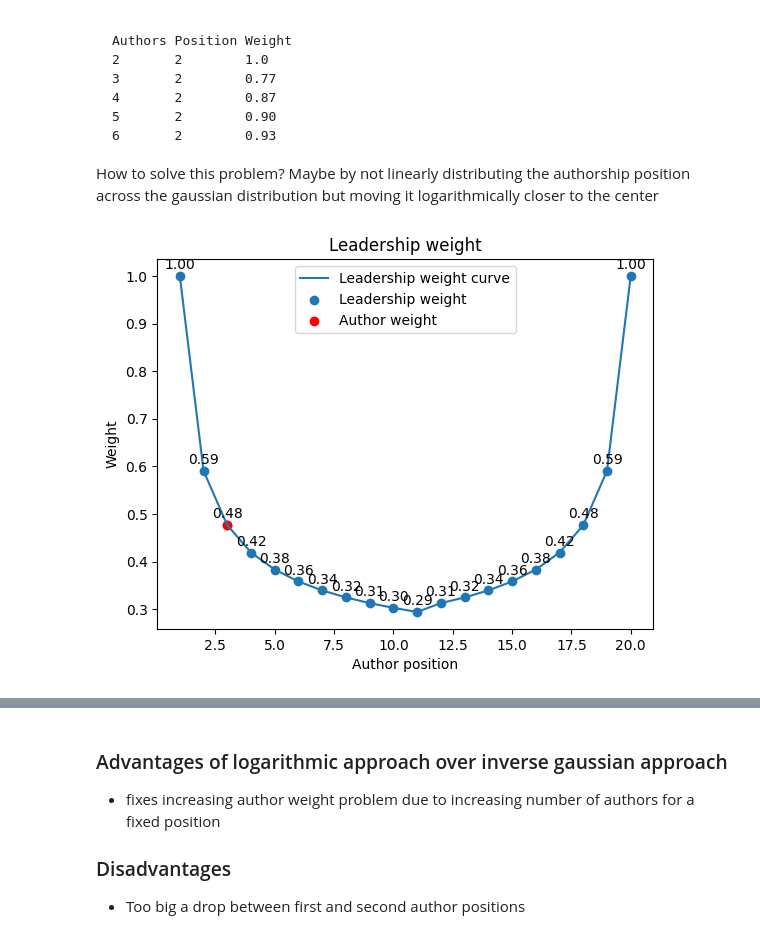
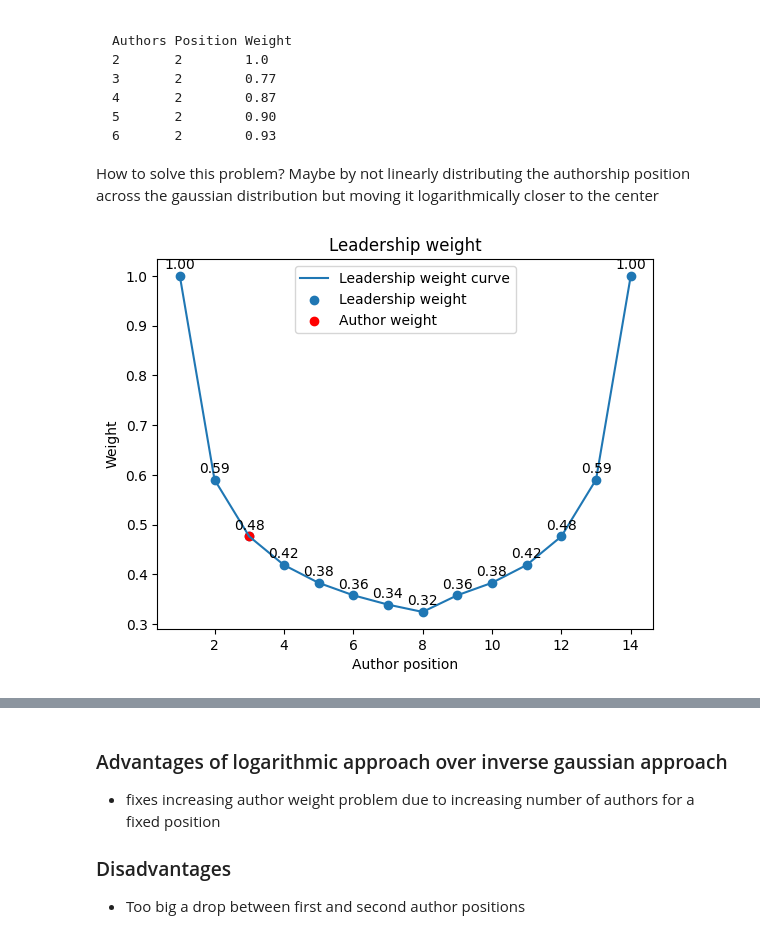
Before and after one commit to nepython/metrics, a Jupyter notebook: scopus.ipynb, the cells around one changed output, grey strips where cells are left out. Drawn from its saved outputs; the diff is of its cells as text; code cells hidden in the pictures.

```diff
--- a/scopus.ipynb
+++ b/scopus.ipynb
@@ -249,6 +254,6 @@ def plot_leadership_weight2(author_position, n=1, mean=0, std_dev=1, annotate=Fa
     plt.legend()
     plt.show()
 # %%
-plot_leadership_weight2(2, 20, annotate=True)
+plot_leadership_weight2(author_position=2, n=14, annotate=True)
 # %% [output]
-[figure, old version]
+[figure, new version]
```
Also changed, not shown: parts of 8 cells of this notebook.
